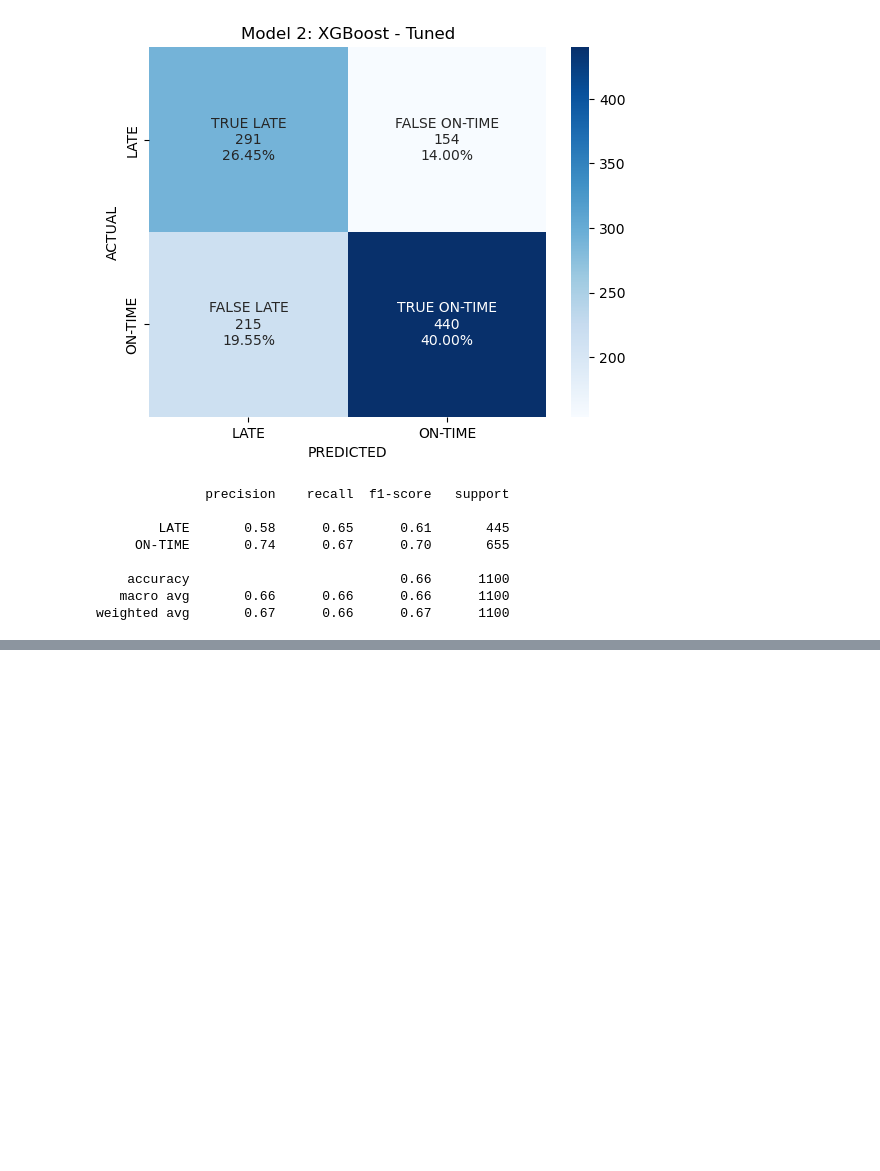
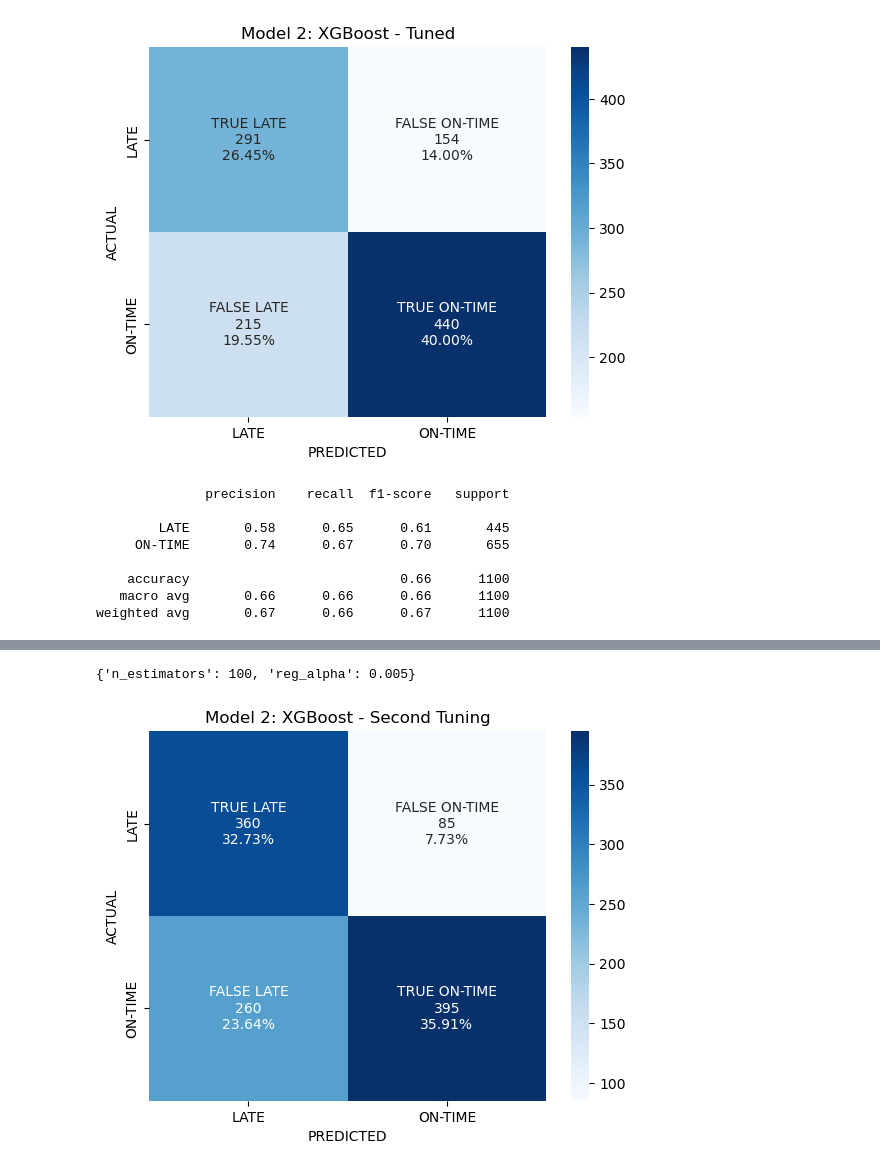
Before and after one commit to kdevoe/aai510-group7, a Jupyter notebook: shipping_modeling_setC.ipynb, the cells around one changed output, grey strips where cells are left out. Saved outputs shown, nothing was run; the diff lists cells and outputs as text; code cells hidden in the pictures; blank space fills up the shorter version.

Commit message:
more tuning attempts for xgboost

```diff
--- a/shipping_modeling_setC.ipynb
+++ b/shipping_modeling_setC.ipynb
@@ -362,0 +379,11 @@ weighted avg       0.67      0.66      0.67      1100
+# %%
+# setup search grid
+param_grid_xg_2 = {
+    'n_estimators':[100, 200, 1000],
+    'reg_alpha':[0, 0.001, 0.005, 0.01, 0.05],
+    'reg_lambda':[0, 0.001, 0.005, 0.01, 0.05]
+}
+# %%
+# run search
+CV_xgc_2 = GridSearchCV(estimator=xgb2_tuned, param_grid=param_grid_xg_2, cv=5, verbose=2)
+CV_xgc_2.fit(X_train, y_train)
@@ -362,0 +425,16 @@ weighted avg       0.67      0.66      0.67      1100
+# %%
+# display best found hyperparamater combination
+CV_xgc_2.best_params_
+# %% [output]
+{'n_estimators': 100, 'reg_alpha': 0.005}
+# %%
+# get best model
+xgc_model_best_2 = CV_xgc_2.best_estimator_
+# %%
+# predict y values based on the validation set using best model
+y_pred3_tuned = xgc_model_best_2.predict(X_val)
+# %%
+# generate confusion matrix for model2
+aai510_grp7_confusion_matrix(y_true = y_val, y_pred = y_pred3_tuned, title = 'Model 2: XGBoost - Second Tuning')
+# %% [output]
+[figure, added]
```
Also changed, not shown: parts of 4 cells of this notebook.
